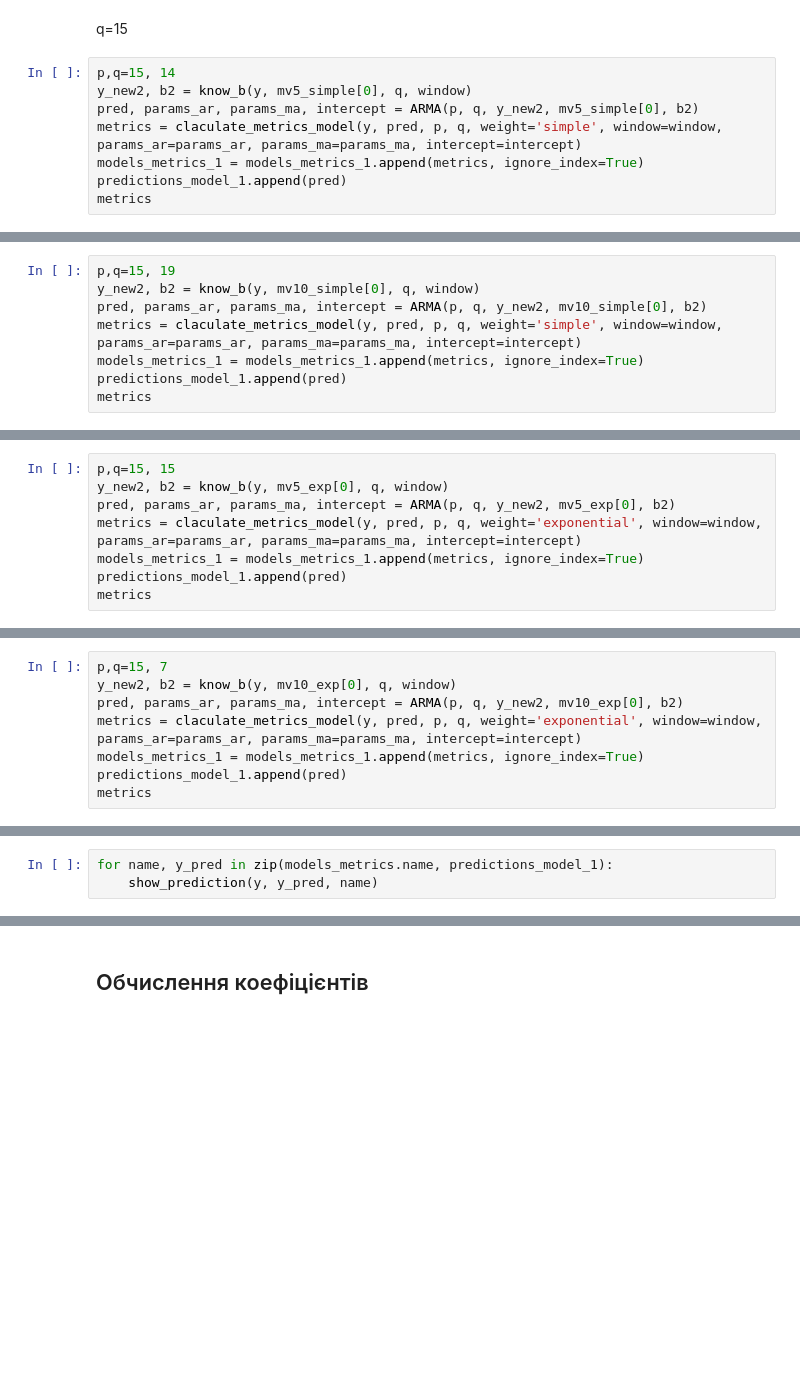
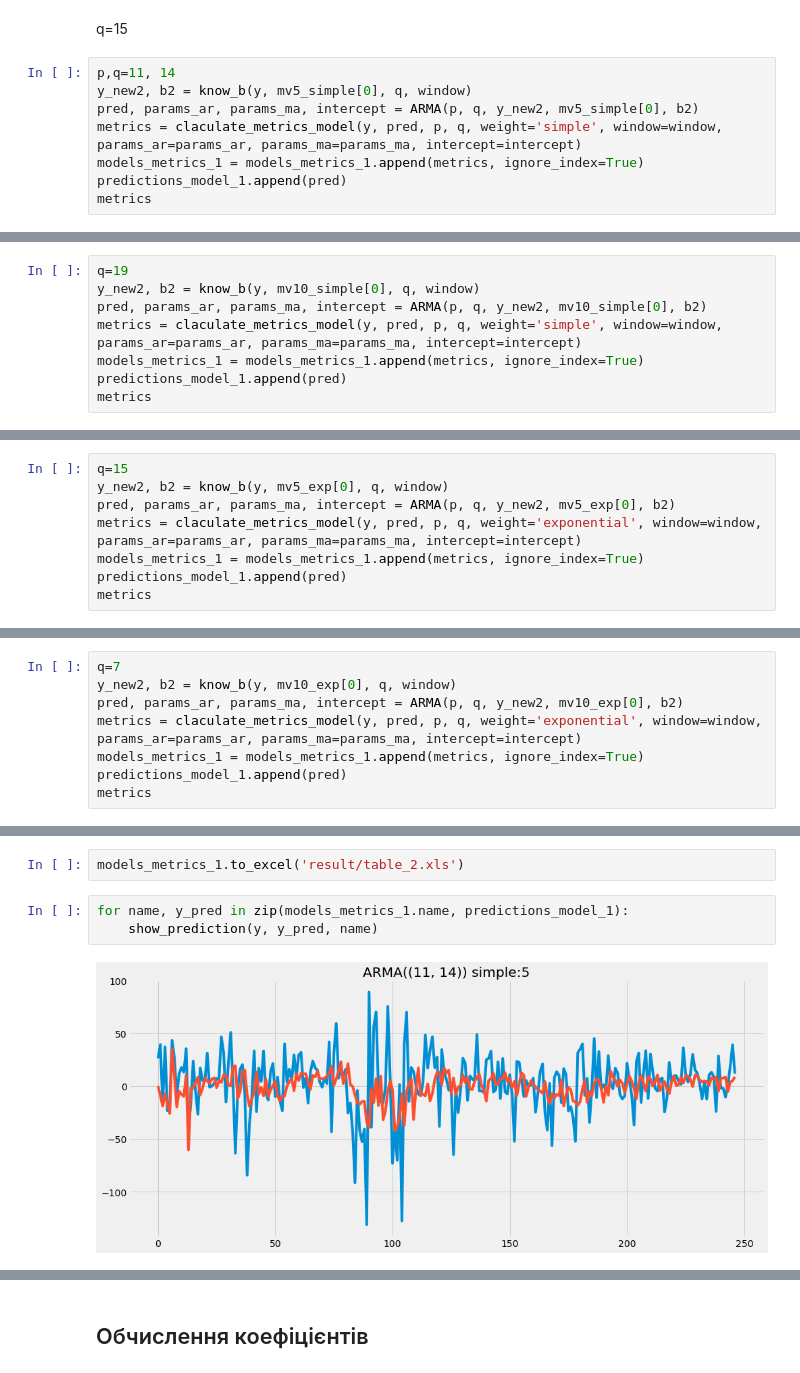
Before and after one commit to bateikoEd/time-series-analysis, a Jupyter notebook: lab3/Untitled.ipynb, the cells around one changed output, grey strips where cells are left out. Saved outputs shown, nothing was run; the diff lists cells and outputs as text; blank space fills up the shorter version.

```diff
--- a/lab3/Untitled.ipynb
+++ b/lab3/Untitled.ipynb
@@ -348,7 +351,7 @@ plot_pacf(pd.Series(mv5_simple[0]));
 # %% [markdown]
 q=15
 # %%
-p,q=15, 14
+p,q=11, 14
 y_new2, b2 = know_b(y, mv5_simple[0], q, window)
 pred, params_ar, params_ma, intercept = ARMA(p, q, y_new2, mv5_simple[0], b2)
 metrics = claculate_metrics_model(y, pred, p, q, weight='simple', window=window, params_ar=params_ar, params_ma=params_ma, intercept=intercept)
@@ -362,5 +370,5 @@ plot_pacf(mv10_simple);
 # %%
-p,q=15, 19
+q=19
 y_new2, b2 = know_b(y, mv10_simple[0], q, window)
 pred, params_ar, params_ma, intercept = ARMA(p, q, y_new2, mv10_simple[0], b2)
 metrics = claculate_metrics_model(y, pred, p, q, weight='simple', window=window, params_ar=params_ar, params_ma=params_ma, intercept=intercept)
@@ -374,5 +387,5 @@ plot_pacf(mv5_exp);
 # %%
-p,q=15, 15
+q=15
 y_new2, b2 = know_b(y, mv5_exp[0], q, window)
 pred, params_ar, params_ma, intercept = ARMA(p, q, y_new2, mv5_exp[0], b2)
 metrics = claculate_metrics_model(y, pred, p, q, weight='exponential', window=window, params_ar=params_ar, params_ma=params_ma, intercept=intercept)
@@ -386,5 +404,5 @@ plot_pacf(mv10_exp);
 # %%
-p,q=15, 7
+q=7
 y_new2, b2 = know_b(y, mv10_exp[0], q, window)
 pred, params_ar, params_ma, intercept = ARMA(p, q, y_new2, mv10_exp[0], b2)
 metrics = claculate_metrics_model(y, pred, p, q, weight='exponential', window=window, params_ar=params_ar, params_ma=params_ma, intercept=intercept)
@@ -396,3 +423,7 @@ models_metrics_1
+# %%
+models_metrics_1.to_excel('result/table_2.xls')
 # %%
-for name, y_pred in zip(models_metrics.name, predictions_model_1):
+for name, y_pred in zip(models_metrics_1.name, predictions_model_1):
     show_prediction(y, y_pred, name)
+# %% [output]
+[figure, added]
```
Also changed, not shown: parts of 34 cells of this notebook, 4 other files.
